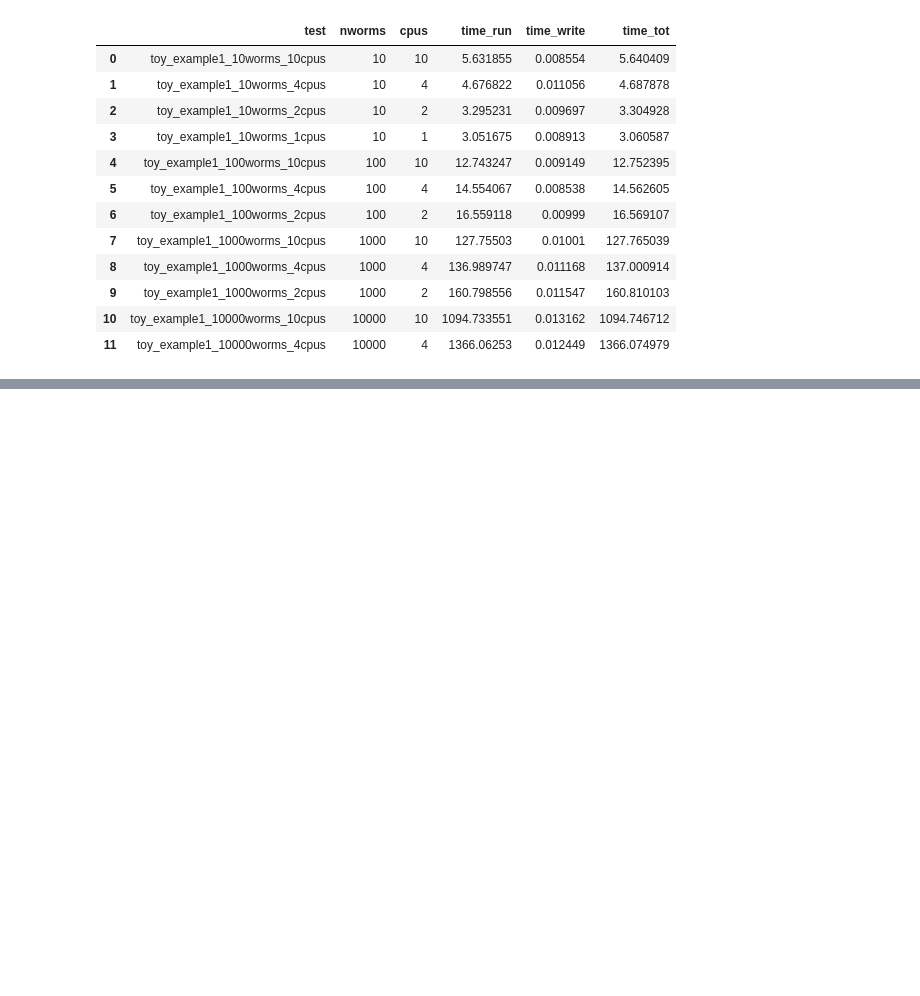
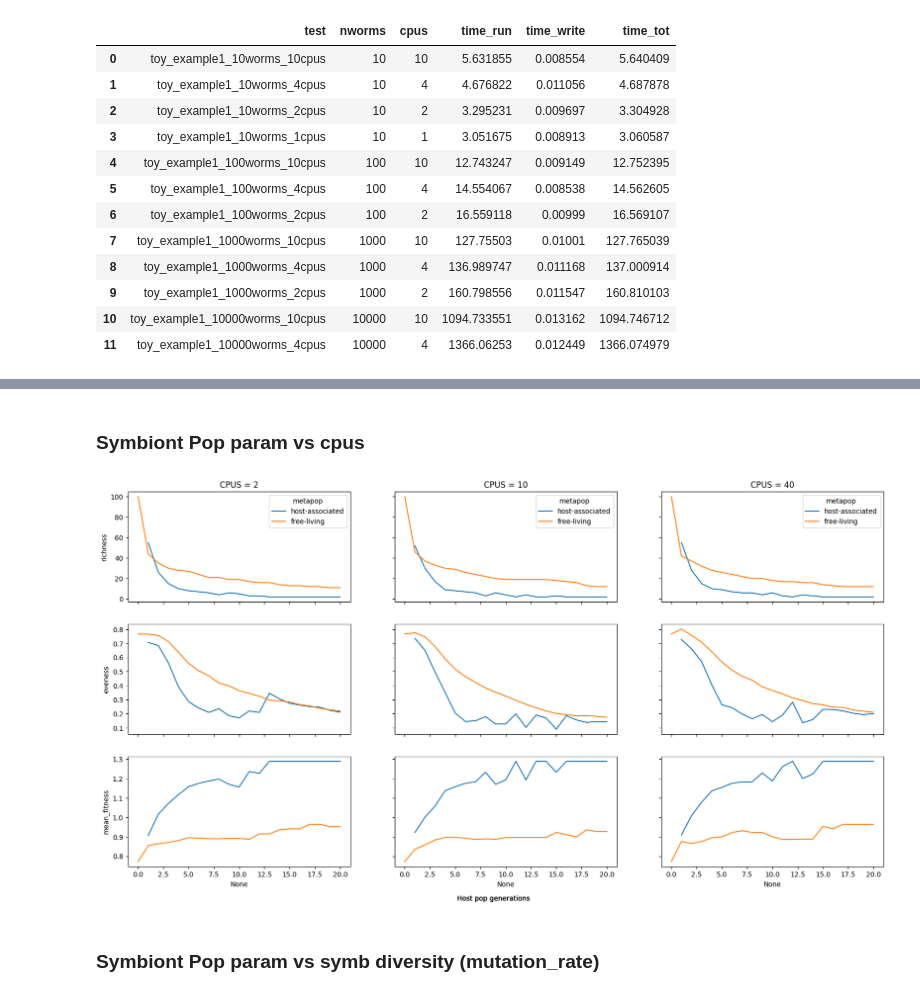
Before and after one commit to maepz/Modeling_trophosome, a Jupyter notebook: notebooks/Investigate_scaling_up_server.ipynb, the cells around one changed output, grey strips where cells are left out. Drawn from its saved outputs; the diff is of its cells as text; code cells hidden in the pictures; blank space fills up the shorter version.

```diff
--- a/notebooks/Investigate_scaling_up_server.ipynb
+++ b/notebooks/Investigate_scaling_up_server.ipynb
@@ -474,0 +393,49 @@ TypeError: str.join() takes exactly one argument (6 given)
+# %% [markdown]
+### Symbiont Pop param vs cpus
+# %%
+import pickle
+import networkx as nx
+import numpy as np
+import matplotlib.pyplot as plt
+import pandas as pd
+from project_package.generate_pop import SymPop
+import seaborn as sns
+
+fig, axes = plt.subplots(3, 3, figsize=(20, 10), sharex=True, sharey='row')
+
+i=0
+
+for cpus in [2,10,40]:
+
+    with open('/home/qiulab/data/CRF_project/scratch/Modeling_trophosome/Scaling_up_investigation/2025_10_28/toy_example1_1000worms_'+str(cpus)+'cpus.time_series_hostassociated.graphs.pickledump', 'rb') as handle:
+      time_series_hostassociated=pickle.loads(handle.read())
+
+    with open('/home/qiulab/data/CRF_project/scratch/Modeling_trophosome/Scaling_up_investigation/2025_10_28/toy_example1_1000worms_'+str(cpus)+'cpus.time_series_freeliving.graphs.pickledump', 'rb') as handle:
+      time_series_freeliving=pickle.loads(handle.read())
+
+    df=pd.DataFrame()
+    for trial in time_series_freeliving.keys():
+
+        time_series_hostassociated[trial][0]=nx.Graph(abundance=0)
+        df2=pd.DataFrame([[SymPop(G).eveness, SymPop(G).mean_fitness, SymPop(G).pop_size,SymPop(G).richness,'host-associated',str(trial)] for G in time_series_hostassociated[trial]],
+                                columns=['eveness','mean_fitness','pop_size','richness','metapop','trial'])
+        df=pd.concat([df, df2])
+
+        # if trial==0:
+        #     continue
+        df3=pd.DataFrame([[SymPop(G).eveness, SymPop(G).mean_fitness, SymPop(G).pop_size,SymPop(G).richness,'free-living',str(trial)] for G in time_series_freeliving[trial]],
+                                columns=['eveness','mean_fitness','pop_size','richness','metapop','trial'])
+        df=pd.concat([df, df3])
+
+    axes[0,i].set_title('CPUS = '+str(cpus))
+    sns.lineplot(ax=axes[0,i], data=df[(df.pop_size>0)],x=df[(df.pop_size>0)].index,y='richness',hue='metapop',legend=True)
+    sns.lineplot(ax=axes[1,i], data=df[(df.pop_size>0) & ~(df.eveness.isna())],x=df[(df.pop_size>0) & ~(df.eveness.isna())].index,y='eveness',hue='metapop',legend=False)
+    sns.lineplot(ax=axes[2,i], data=df[(df.pop_size>0)],x=df[(df.pop_size>0)].index,y='mean_fitness',hue='metapop',legend=False)
+    fig.text(0.5, 0.04, 'Host pop generations', ha='center')
+
+
+    i+=1
+# %% [output]
+[figure, added]
+# %% [markdown]
+### Symbiont Pop param vs symb diversity (mutation_rate)
```
Also changed, not shown: parts of 13 cells of this notebook, 7 other files.
